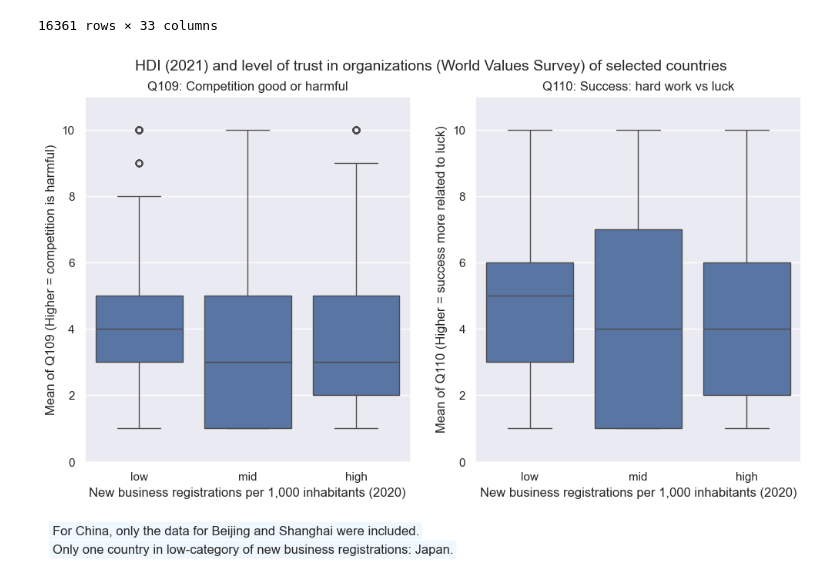
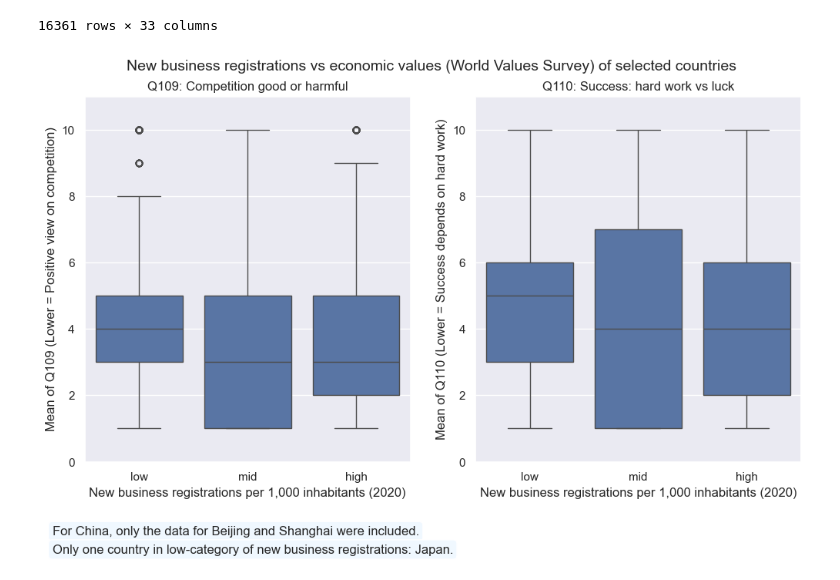
Before and after one commit to newjonny/world-values-survey-pandas-notebook, a Jupyter notebook: analysis.ipynb, the cells around one changed output. Drawn from its saved outputs; the diff is of its cells as text; code cells hidden in the pictures.

```diff
--- a/analysis.ipynb
+++ b/analysis.ipynb
@@ -894,6 +863,7 @@ all
 | 97219 | 2020 | ZWE | 20200322 | 1 | 1 | 5 | 2 | 1 | ... |
 16361 rows × 33 columns
 # %%
+note2 = "Only one country in low-category of new business registrations: Japan."
 # Get unique values for hue because just using hue="country_name" will show all possible categeorical values,
 # even though economy_analysis_df["country_name"].describe() shows it only has 11 unique values...
 unique_country_names = all["country_name"].unique()
@@ -908,39 +878,38 @@ q109_plot = sns.boxplot(x="new_businesses_cat",
             data=all
 )
 q109_plot.set_ylim(bottom=0, top=11)
-q109_plot.set_ylabel("Mean of Q109 (Higher = competition is harmful)")
+q109_plot.set_ylabel("Mean of Q109 (Lower = Positive view on competition)")
 q109_plot.set_xlabel("New business registrations per 1,000 inhabitants (2020)")
 q109_plot.set_title("Q109: Competition good or harmful")
 
 q110_plot = sns.boxplot(x="new_businesses_cat",
             y="Q110",
             order=["low", "mid", "high"],
             hue_order=unique_country_names,
             ax=axs[1],
             data=all
 )
 q110_plot.set_ylim(bottom=0, top=11)
-q110_plot.set_ylabel("Mean of Q110 (Higher = success more related to luck)")
+q110_plot.set_ylabel("Mean of Q110 (Lower = Success depends on hard work)")
 q110_plot.set_xlabel("New business registrations per 1,000 inhabitants (2020)")
 q110_plot.set_title("Q110: Success: hard work vs luck")
 
-fig.suptitle("HDI (2021) and level of trust in organizations (World Values Survey) of selected countries", fontsize=14)
-fig.subplots_adjust(top=0.9)
-
-
 axs[0].annotate(
-    "For China, only the data for Beijing and Shanghai were included.",
+    note,
     xy=(-0.1, -0.2),
     xycoords="axes fraction",
     bbox=dict(boxstyle="round,pad=0.3", facecolor="aliceblue")
 )
 axs[0].annotate(
-    "Only one country in low-category of new business registrations: Japan.",
+    note2,
     xy=(-0.1, -0.25),
     xycoords="axes fraction",
     bbox=dict(boxstyle="round,pad=0.3", facecolor="aliceblue")
 )
 
+fig.suptitle("New business registrations vs economic values (World Values Survey) of selected countries", fontsize=14)
+fig.subplots_adjust(top=0.9)
+
 plt.show()
 # %% [output]
-[figure, old version]
+[figure, new version]
```
Also changed, not shown: parts of 11 cells of this notebook, 1 other file.
